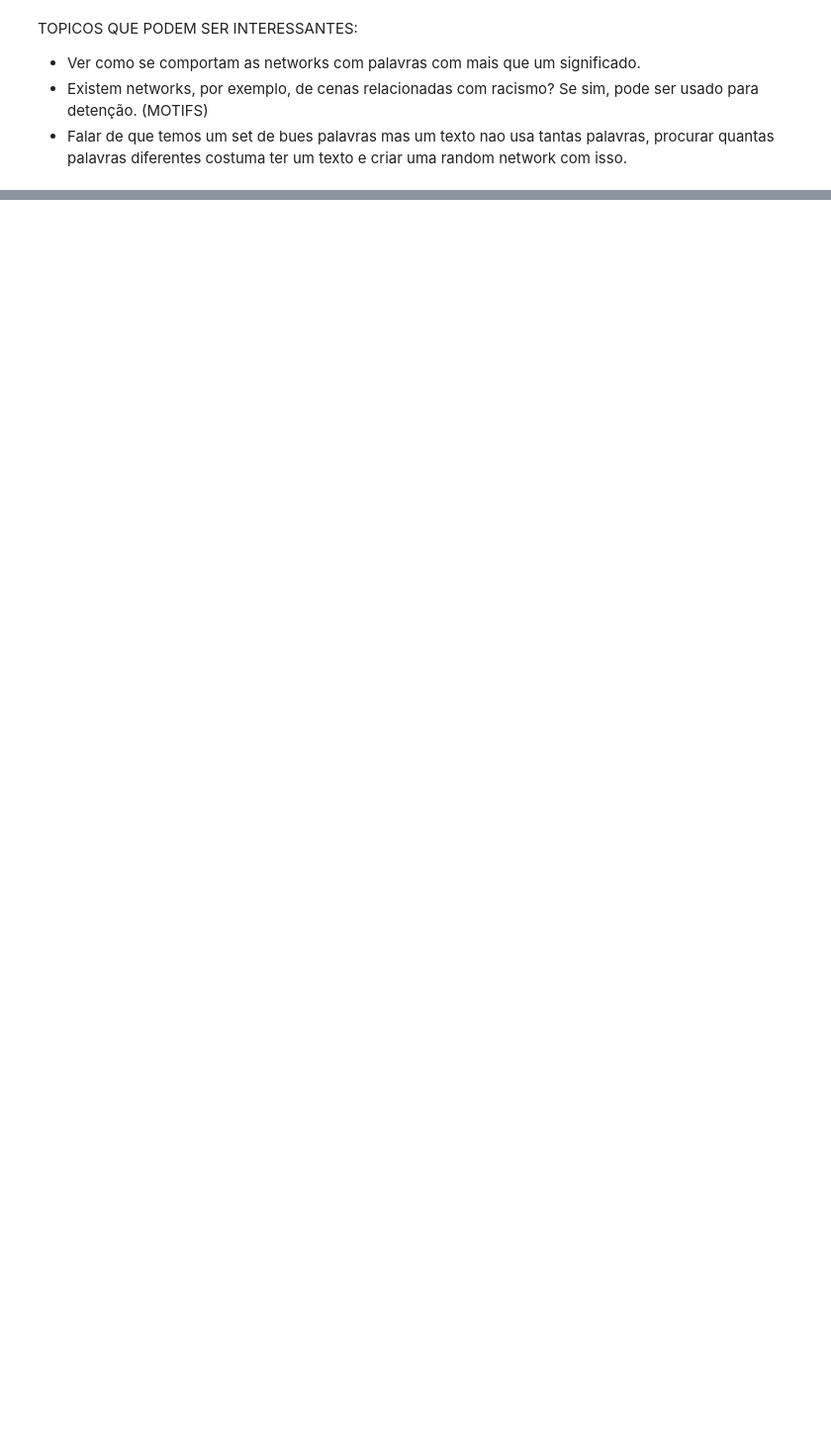
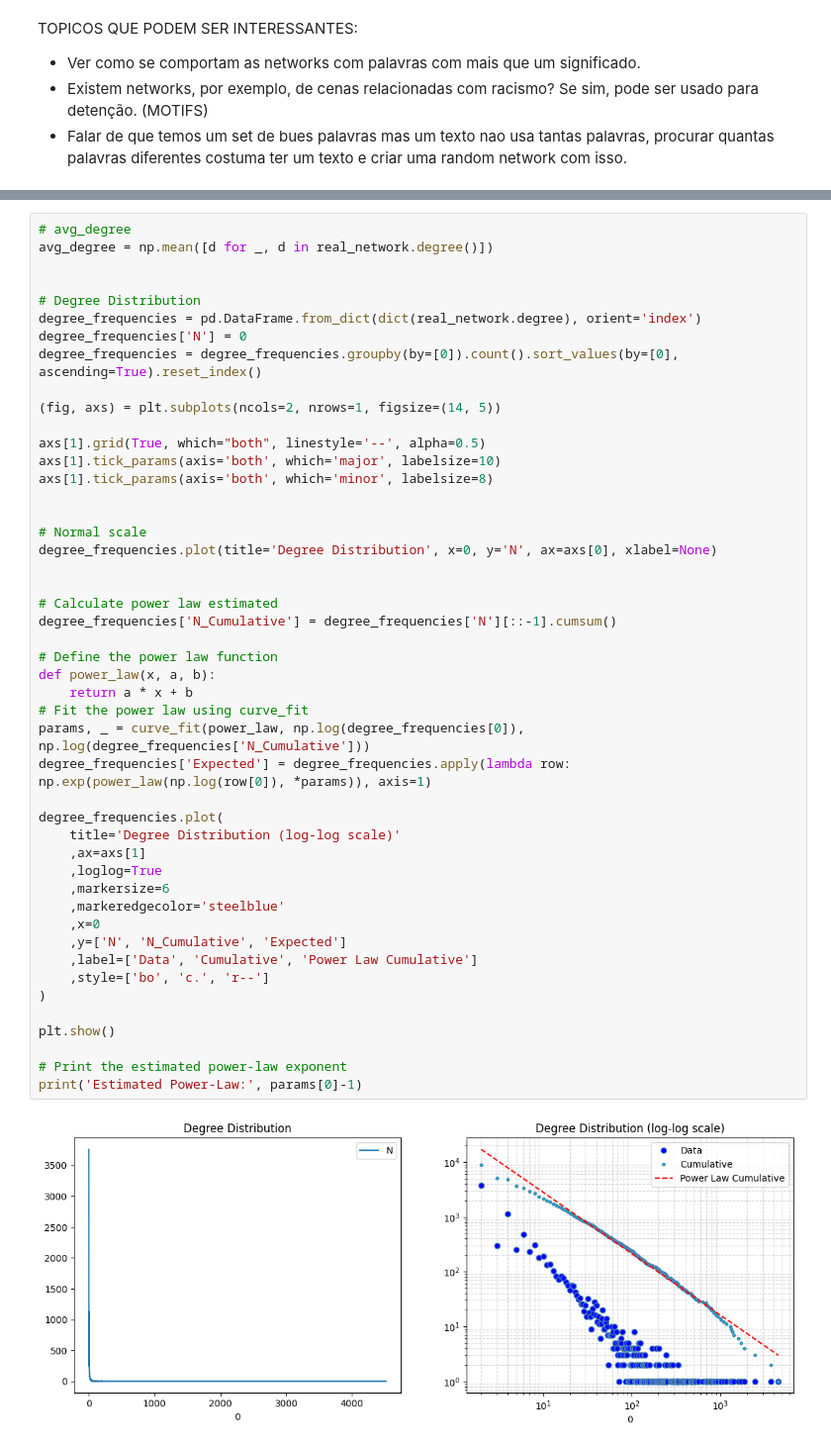
Before and after one commit to haylibi/network_science-word_analysis, a Jupyter notebook: notebook.ipynb, the cells around one changed output, grey strips where cells are left out. Shown: that part at 99% size. Drawn from its saved outputs; the diff is of its cells as text; blank space fills up the shorter version.

```diff
--- a/notebook.ipynb
+++ b/notebook.ipynb
@@ -152,0 +93,49 @@ Text(0, 0.5, 'Frequency (%)')
+# %%
+# avg_degree
+avg_degree = np.mean([d for _, d in real_network.degree()])
+
+
+# Degree Distribution
+degree_frequencies = pd.DataFrame.from_dict(dict(real_network.degree), orient='index')
+degree_frequencies['N'] = 0
+degree_frequencies = degree_frequencies.groupby(by=[0]).count().sort_values(by=[0], ascending=True).reset_index()
+
+(fig, axs) = plt.subplots(ncols=2, nrows=1, figsize=(14, 5))
+
+axs[1].grid(True, which="both", linestyle='--', alpha=0.5)
+axs[1].tick_params(axis='both', which='major', labelsize=10)
+axs[1].tick_params(axis='both', which='minor', labelsize=8)
+
+
+# Normal scale
+degree_frequencies.plot(title='Degree Distribution', x=0, y='N', ax=axs[0], xlabel=None)
+
+
+# Calculate power law estimated
+degree_frequencies['N_Cumulative'] = degree_frequencies['N'][::-1].cumsum()
+
+# Define the power law function
+def power_law(x, a, b):
+    return a * x + b
+# Fit the power law using curve_fit
+params, _ = curve_fit(power_law, np.log(degree_frequencies[0]), np.log(degree_frequencies['N_Cumulative']))
+degree_frequencies['Expected'] = degree_frequencies.apply(lambda row: np.exp(power_law(np.log(row[0]), *params)), axis=1)
+
+degree_frequencies.plot(
+    title='Degree Distribution (log-log scale)'
+    ,ax=axs[1]
+    ,loglog=True
+    ,markersize=6
+    ,markeredgecolor='steelblue'
+    ,x=0
+    ,y=['N', 'N_Cumulative', 'Expected']
+    ,label=['Data', 'Cumulative', 'Power Law Cumulative']
+    ,style=['bo', 'c.', 'r--']
+)
+
+plt.show()
+
+# Print the estimated power-law exponent
+print('Estimated Power-Law:', params[0]-1)
+# %% [output]
+[figure, added]
```
Also changed, not shown: parts of 68 cells of this notebook, 3 other files.
